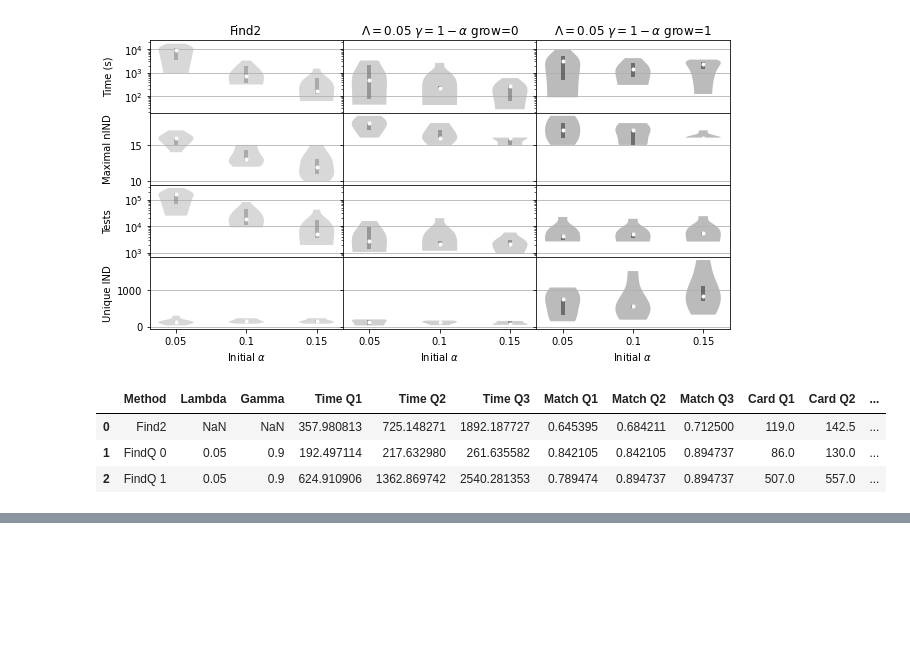
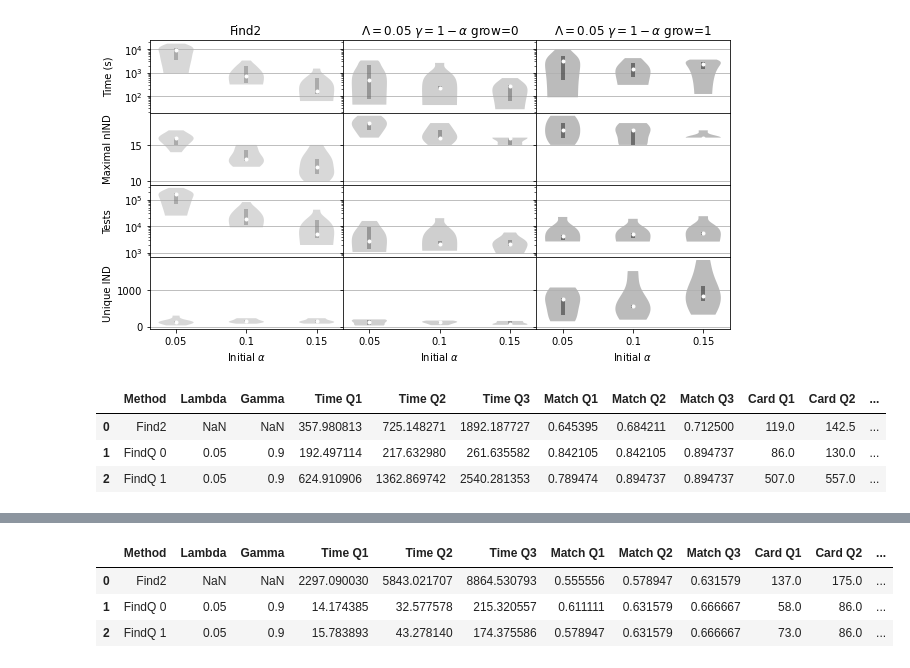
Before and after one commit to ayllon/MatchBox, a Jupyter notebook: notebooks/results-dc2-grow.ipynb, the cells around one changed output, grey strips where cells are left out. Cells and saved outputs as stored; diff of their text form; code cells hidden in the pictures; blank space fills up the shorter version.

```diff
--- a/notebooks/results-dc2-grow.ipynb
+++ b/notebooks/results-dc2-grow.ipynb
@@ -30,0 +40,8 @@ h2_stats
+# %%
+h3_stats = general_stats(h3_find2, h3_findq, findq_subset)
+h3_stats
+# %% [output]
+|  | Method | Lambda | Gamma | Time Q1 | Time Q2 | Time Q3 | Match Q1 | Match Q2 | Match Q3 | Card Q1 | Card Q2 | ... |
+| 0 | Find2 | NaN | NaN | 2297.090030 | 5843.021707 | 8864.530793 | 0.555556 | 0.578947 | 0.631579 | 137.0 | 175.0 | ... |
+| 1 | FindQ 0 | 0.05 | 0.9 | 14.174385 | 32.577578 | 215.320557 | 0.611111 | 0.631579 | 0.666667 | 58.0 | 86.0 | ... |
+| 2 | FindQ 1 | 0.05 | 0.9 | 15.783893 | 43.278140 | 174.375586 | 0.578947 | 0.631579 | 0.666667 | 73.0 | 86.0 | ... |
```
Also changed, not shown: parts of 3 cells of this notebook, 2 other files.
